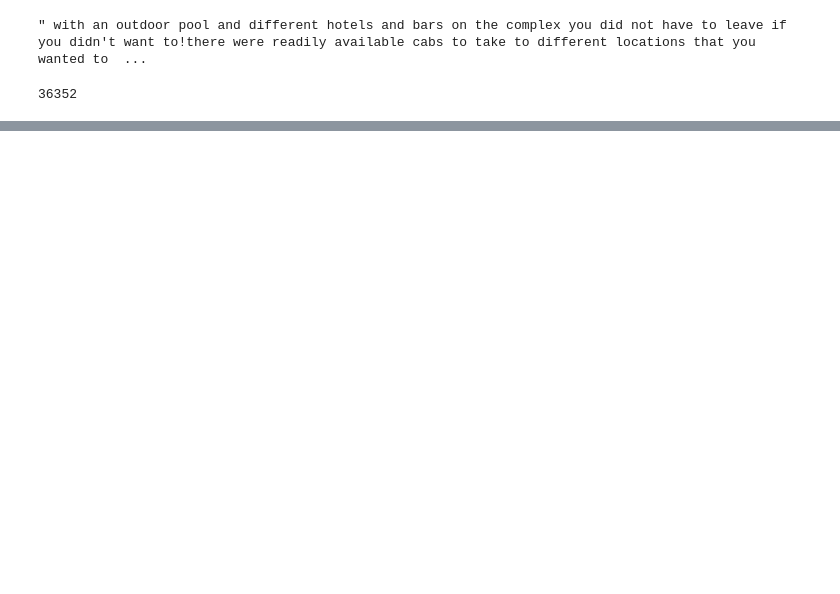
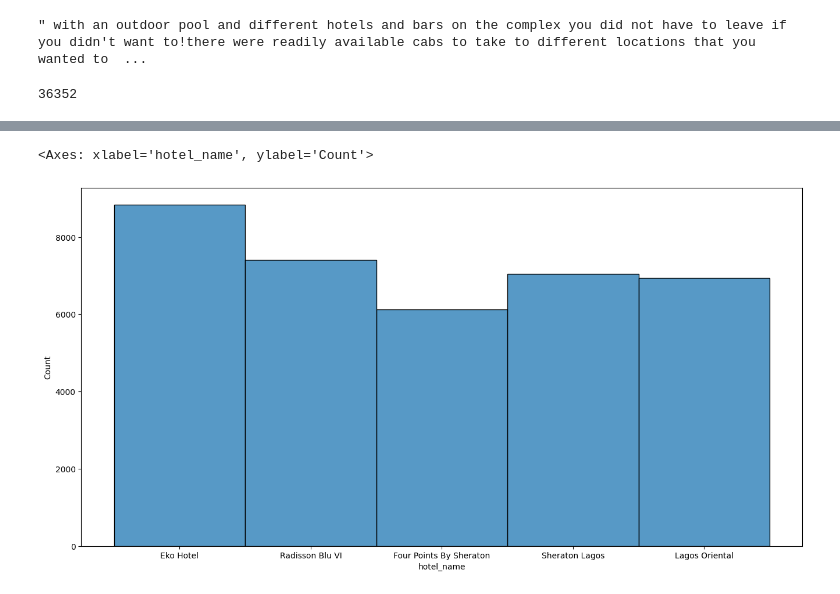
Before and after one commit to phebean-adeniji/hotel-analytics, a Jupyter notebook: notebooks/Text Preprocessing and Analysis.ipynb, the cells around one changed output, grey strips where cells are left out. Cells and saved outputs as stored; diff of their text form; code cells hidden in the pictures; blank space fills up the shorter version.

```diff
--- a/notebooks/Text Preprocessing and Analysis.ipynb
+++ b/notebooks/Text Preprocessing and Analysis.ipynb
@@ -707,0 +780,3 @@ assert((len(eko_df) + len(sheraton_df) + len(radisson_df) + len(fourpoints_df) +
+# %%
+df = pd.read_csv("../results/hotel_split_reviews-sentiments-and-ldatopics-updated.csv")
+df.shape
@@ -707,0 +795,6 @@ assert((len(eko_df) + len(sheraton_df) + len(radisson_df) + len(fourpoints_df) +
+# %%
+plt.figure(figsize=(16, 8))
+sns.histplot(x="hotel_name", data=df)
+# %% [output]
+<Axes: xlabel='hotel_name', ylabel='Count'>
+[figure, added]
```
Also changed, not shown: parts of 33 cells of this notebook, 11 other files.
